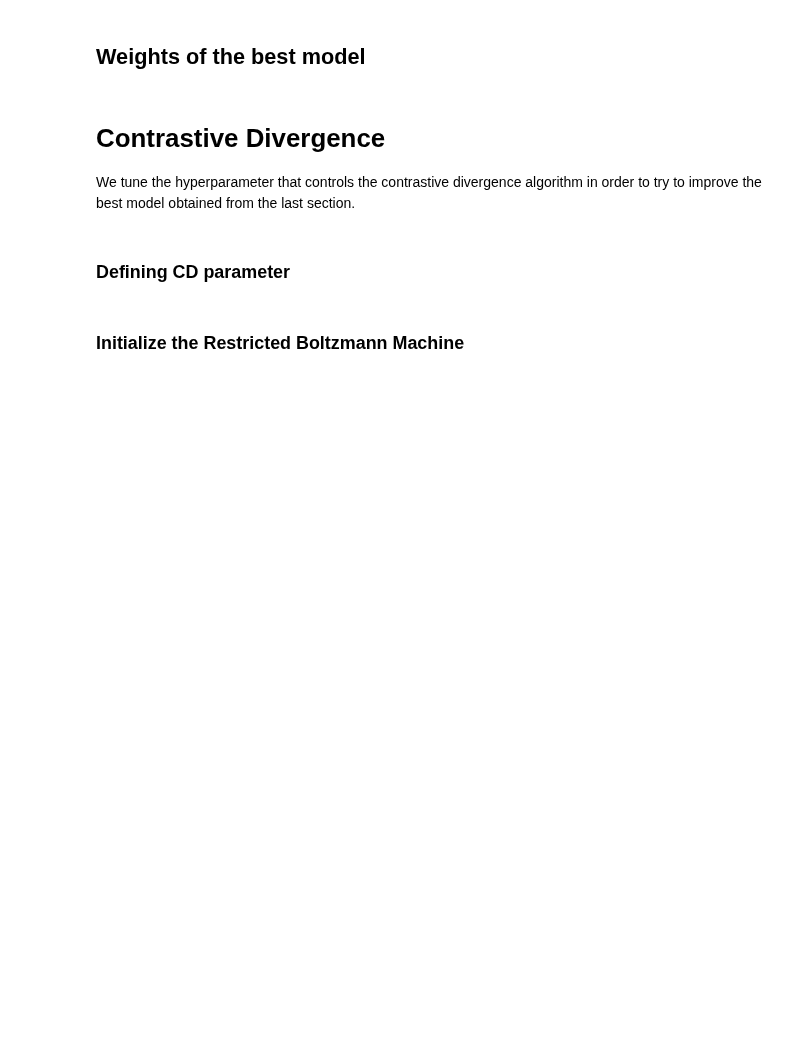
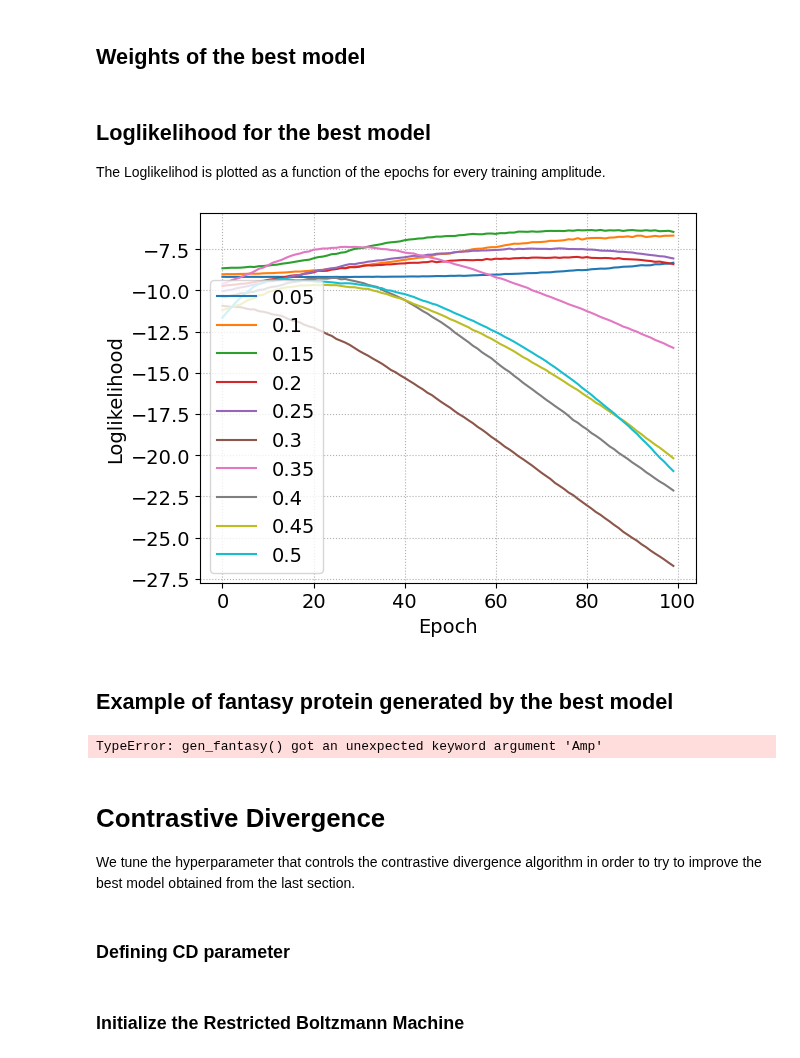
Before and after one commit to threeblueonebrowneyes/lcpb-homework, a Jupyter notebook: HW_02/Unified_group2305_exercise2.ipynb, the cells around one changed output. Cells and saved outputs as stored; diff of their text form; code cells hidden in the pictures; blank space fills up the shorter version.

```diff
--- a/HW_02/Unified_group2305_exercise2.ipynb
+++ b/HW_02/Unified_group2305_exercise2.ipynb
@@ -316,27 +314,26 @@ Initializing std 0.41702882811414954
 # %% [markdown]
 ## Defining training parameters
 # %%
-seed = 1      #set the random seed in order to reproduce results
-Amp_training  = 0.05      #set the coefficient that multiply the temp, Higher Amp -> Lower Temp
-cdn  = 1        #set the number of phases
+seed = 1                  # set the random seed in order to reproduce results
+Amp_training  = 0.05      # set the coefficient that multiply the temp
+cdn  = 1                  # set the number of contrastive divergence iteration
+
+n_epochs = 100            # set the number of epochs
 
 
-n_epochs = 100   #set the number of epochs
-
-
-spin = True      #chose the kind of representation
+spin = True               # chose the kind of representation, if True -> [-1,1], else -> [0,1]
 
 if spin:
-    GAP=2        #sigmoid takes into account energy difference =2
-    v = 2*v - 1  #convert 0,1 -> -1,1
+    GAP=2                 # sigmoid takes into account energy difference = 2 if spin = True
+    v = 2*v - 1           # convert [0,1] -> [-1,1]
     vmin=-1
 else:
     GAP=1
     vmin=0
 
-Algorithm = 'RMSprop'
+Algorithm = 'RMSprop'    # Choosing the optimization algorithm for Gradient Descent
 
-#amp_list = [0.05, 0.10, 0.15, 0.2, 0.25, 0.3, 0.35, 0.4, 0.45, 0.5]
-amp_list = [0.2]
+amp_list = [0.05, 0.10, 0.15, 0.2, 0.25, 0.3, 0.35, 0.4, 0.45, 0.5] # Choosing the amplitude
+#amp_list = [0.2]
 # %% [markdown]
 ## LogLikelihood
@@ -786,3 +769,28 @@ fig.colorbar(c, cax=cbar_ax)
 # c=ax[h//3][h%3].matshow(output[:,:,h], cmap='bwr')
 # ax[h//3][h%3].set_xlabel('Site contrib for '+str(h))
 # ax[h//3][h%3].set_ylabel('Amminoacid type')
+# %% [markdown]
+## Loglikelihood for the best model
+The Loglikelihod is plotted as a function of the epochs for every training amplitude.
+# %%
+epochs_list = np.arange(n_epochs)
+for amp in amp_list:
+    a = np.load('Models/Loglikelihood/Loglikelihood_'+str(amp).replace('.','')+'.npz')
+    plt.plot(epochs_list, a['Loglikelihood'], label=amp)
+
+plt.xlabel('Epoch')
+plt.ylabel('Loglikelihood')
+plt.grid(linestyle='dotted')
+plt.legend(loc='lower left')
+#plt.savefig('Loglikelihood.png')
+plt.show()
+# %% [output]
+[figure, new version]
+# %% [markdown]
+## Example of fantasy protein generated by the best model
+# %%
+#generate the fantasy protein
+rbm.load_model(file_name)
+vf= rbm.gen_fantasy(v0, Amp=0.25)
+# %% [output]
+TypeError: gen_fantasy() got an unexpected keyword argument 'Amp'
```
Also changed, not shown: parts of 25 cells of this notebook, 10 other files.
